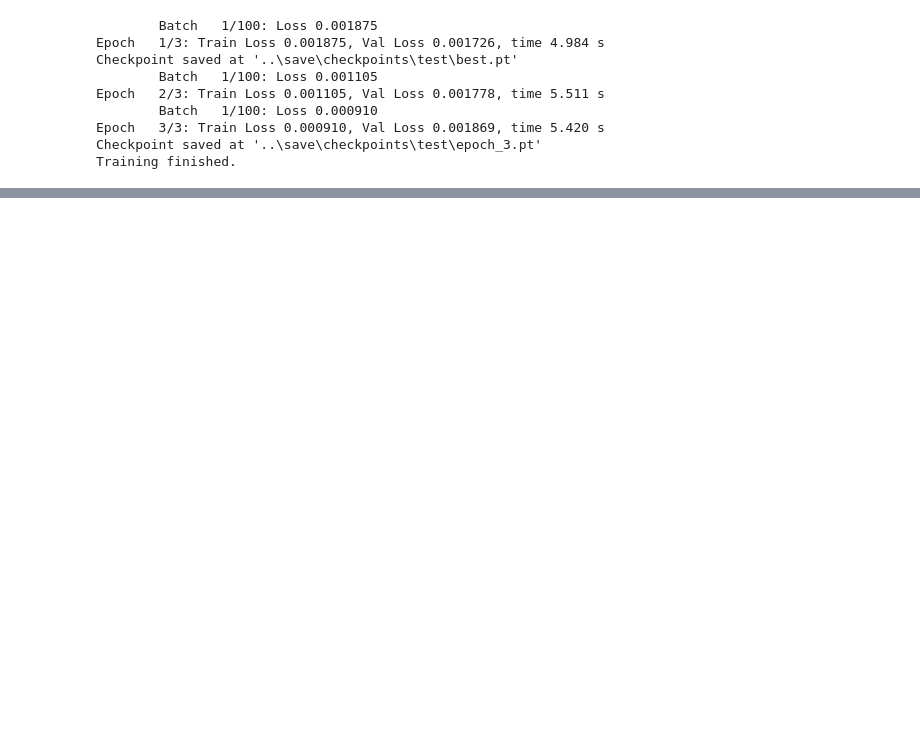
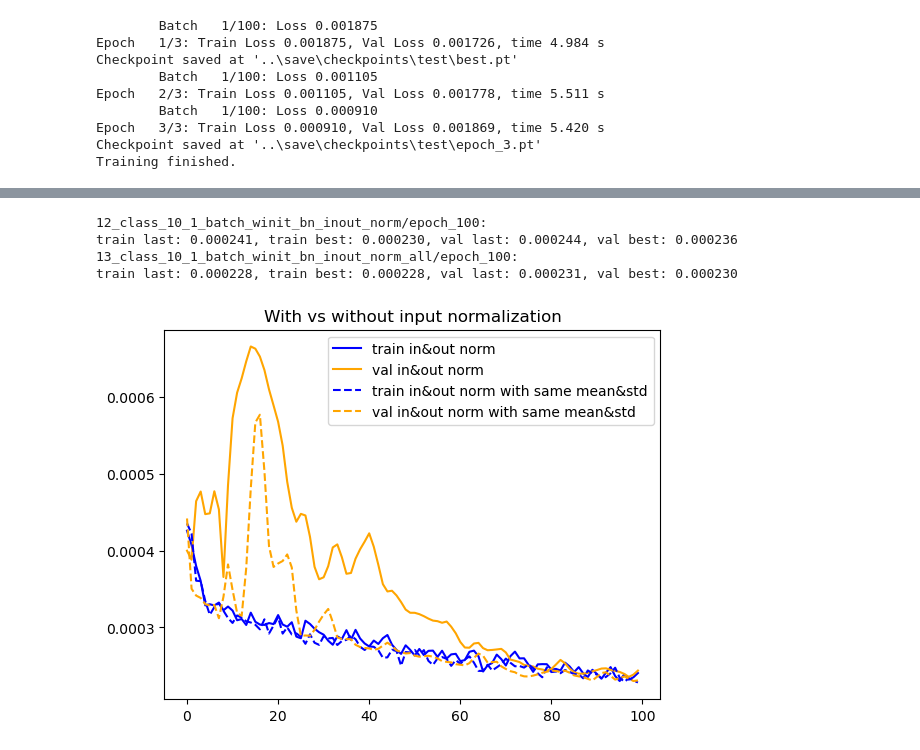
Before and after one commit to popastefan10/DeepAD, a Jupyter notebook: notebooks/trainer.ipynb, the cells around one changed output, grey strips where cells are left out. Cells and saved outputs as stored; diff of their text form; code cells hidden in the pictures; blank space fills up the shorter version.

```diff
--- a/notebooks/trainer.ipynb
+++ b/notebooks/trainer.ipynb
@@ -167,0 +179,49 @@ plt.show()
+# %%
+config.batch_norm = True
+model1 = DeepCNN(config, old_architecture=False).to(config.device)
+optimizer1 = create_optimizer(model1, config)
+checkpoint_name1 = "epoch_100"
+run_name1 = "12_class_10_1_batch_winit_bn_inout_norm"
+model1, optimizer1, train_losses1, val_losses1, epoch1 = SaveManager.load_checkpoint(
+    model=model1,
+    optimizer=optimizer1,
+    path=SaveManager.get_checkpoint_path(config, run_name=run_name1, name=checkpoint_name1),
+)
+
+config.batch_norm = True
+model2 = DeepCNN(config, old_architecture=False).to(config.device)
+optimizer2 = create_optimizer(model2, config)
+checkpoint_name2 = "epoch_100"
+run_name2 = "13_class_10_1_batch_winit_bn_inout_norm_all"
+model2, optimizer2, train_losses2, val_losses2, epoch2 = SaveManager.load_checkpoint(
+    model=model2,
+    optimizer=optimizer2,
+    path=SaveManager.get_checkpoint_path(config, run_name=run_name2, name=checkpoint_name2),
+)
+
+print(f"{run_name1}/{checkpoint_name1}:")
+print(
+    f"train last: {train_losses1[-1]:.6f}, train best: {min(train_losses1):.6f}, val last: {val_losses1[-1]:.6f}, val best: {min(val_losses1):.6f}"
+)
+print(f"{run_name2}/{checkpoint_name2}:")
+print(
+    f"train last: {train_losses2[-1]:.6f}, train best: {min(train_losses2):.6f}, val last: {val_losses2[-1]:.6f}, val best: {min(val_losses2):.6f}"
+)
+
+import matplotlib.pyplot as plt
+
+label1 = "in&out norm"
+label2 = "in&out norm with same mean&std"
+plt.plot(train_losses1, label=f"train {label1}", color="blue")
+plt.plot(val_losses1, label=f"val {label1}", color="orange")
+plt.plot(train_losses2, label=f"train {label2}", color="blue", linestyle="--")
+plt.plot(val_losses2, label=f"val {label2}", color="orange", linestyle="--")
+plt.legend()
+plt.title("With vs without input normalization")
+plt.show()
+# %% [output]
+12_class_10_1_batch_winit_bn_inout_norm/epoch_100:
+train last: 0.000241, train best: 0.000230, val last: 0.000244, val best: 0.000236
+13_class_10_1_batch_winit_bn_inout_norm_all/epoch_100:
+train last: 0.000228, train best: 0.000228, val last: 0.000231, val best: 0.000230
+[figure, added]
```
Also changed, not shown: parts of 9 cells of this notebook, 11 other files.
